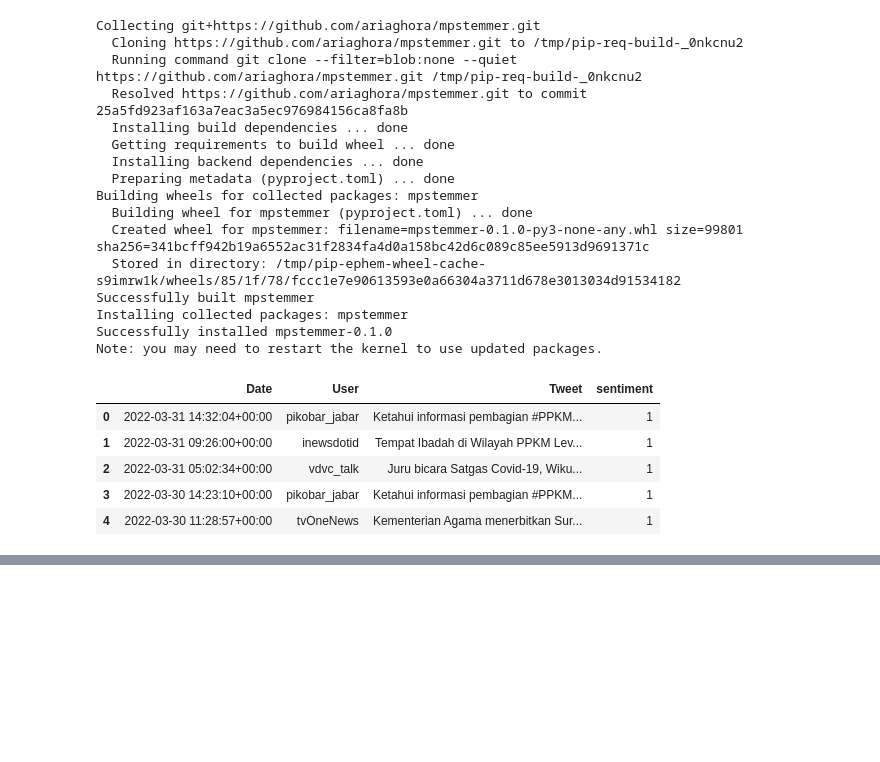
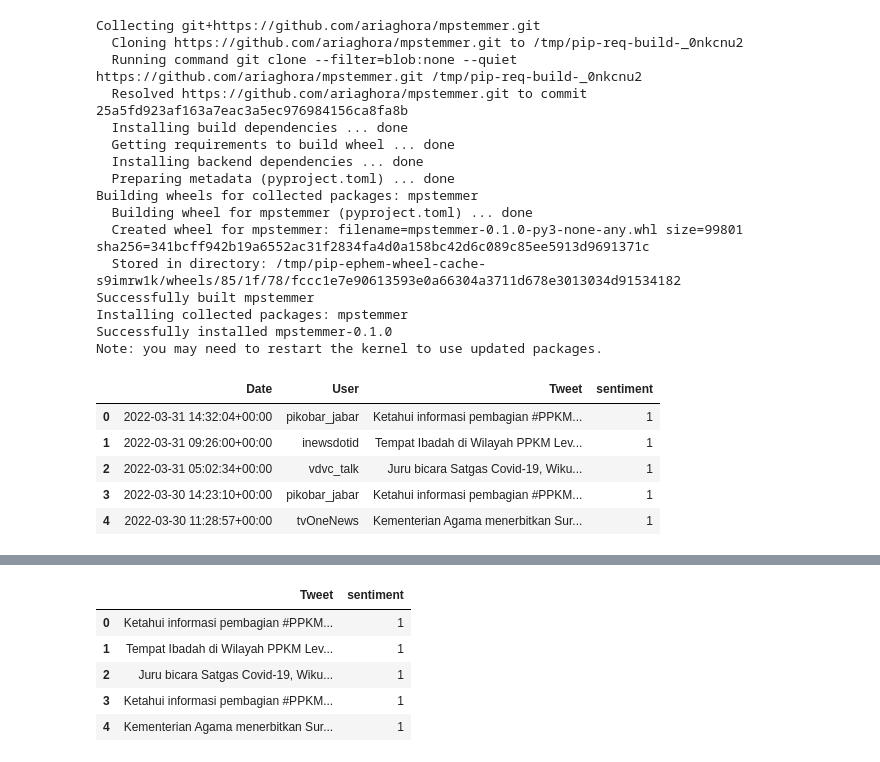
Before and after one commit to aliifam/ppd, a Jupyter notebook: ppd/pekan11/2.ipynb, the cells around one changed output, grey strips where cells are left out. Saved outputs shown, nothing was run; the diff lists cells and outputs as text; code cells hidden in the pictures; blank space fills up the shorter version.

```diff
--- a/ppd/pekan11/2.ipynb
+++ b/ppd/pekan11/2.ipynb
@@ -60,0 +59,11 @@ ModuleNotFoundError: No module named 'Levenshtein'
+# %%
+df = pd.read_csv("data/indoppkmtweet.csv", sep="\t")
+df.drop(columns=["Date", "User"], inplace=True)
+df.head()
+# %% [output]
+|  | Tweet | sentiment |
+| 0 | Ketahui informasi pembagian #PPKM... | 1 |
+| 1 | Tempat Ibadah di Wilayah PPKM Lev... | 1 |
+| 2 | Juru bicara Satgas Covid-19, Wiku... | 1 |
+| 3 | Ketahui informasi pembagian #PPKM... | 1 |
+| 4 | Kementerian Agama menerbitkan Sur... | 1 |
```
Also changed, not shown: parts of 4 cells of this notebook.
